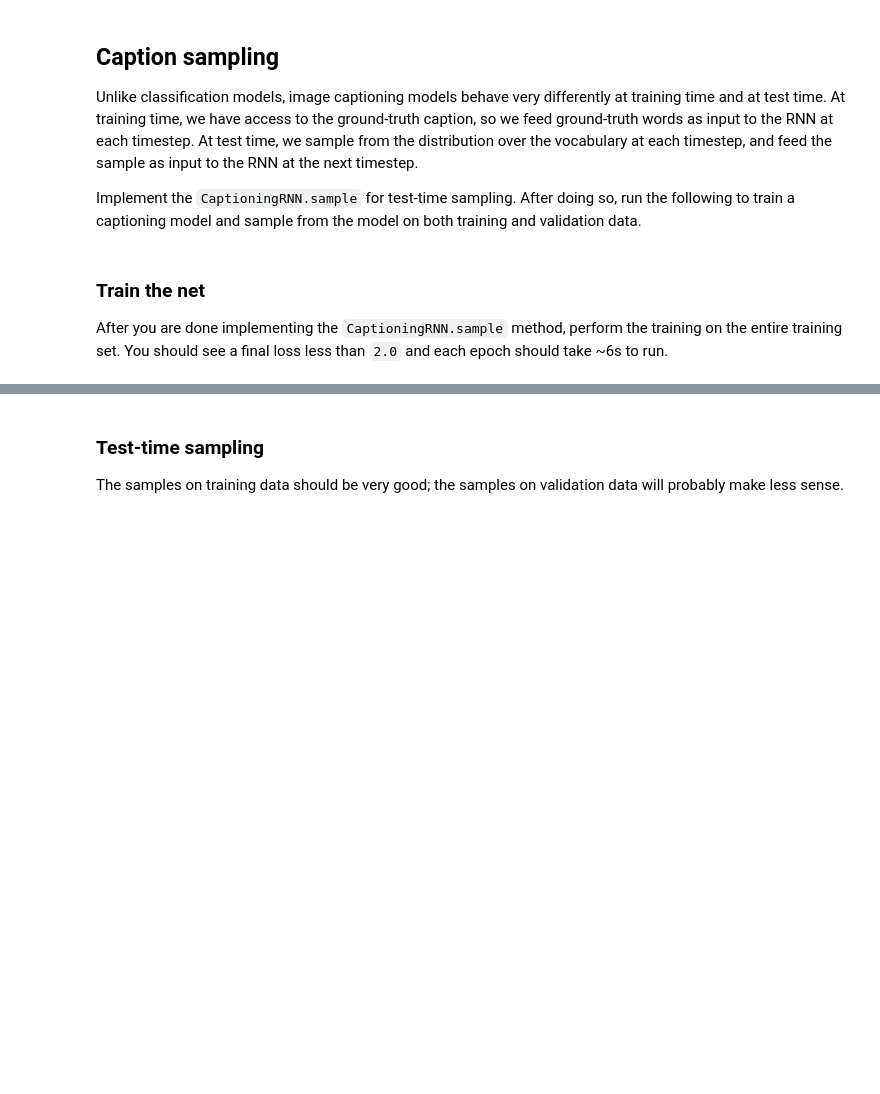
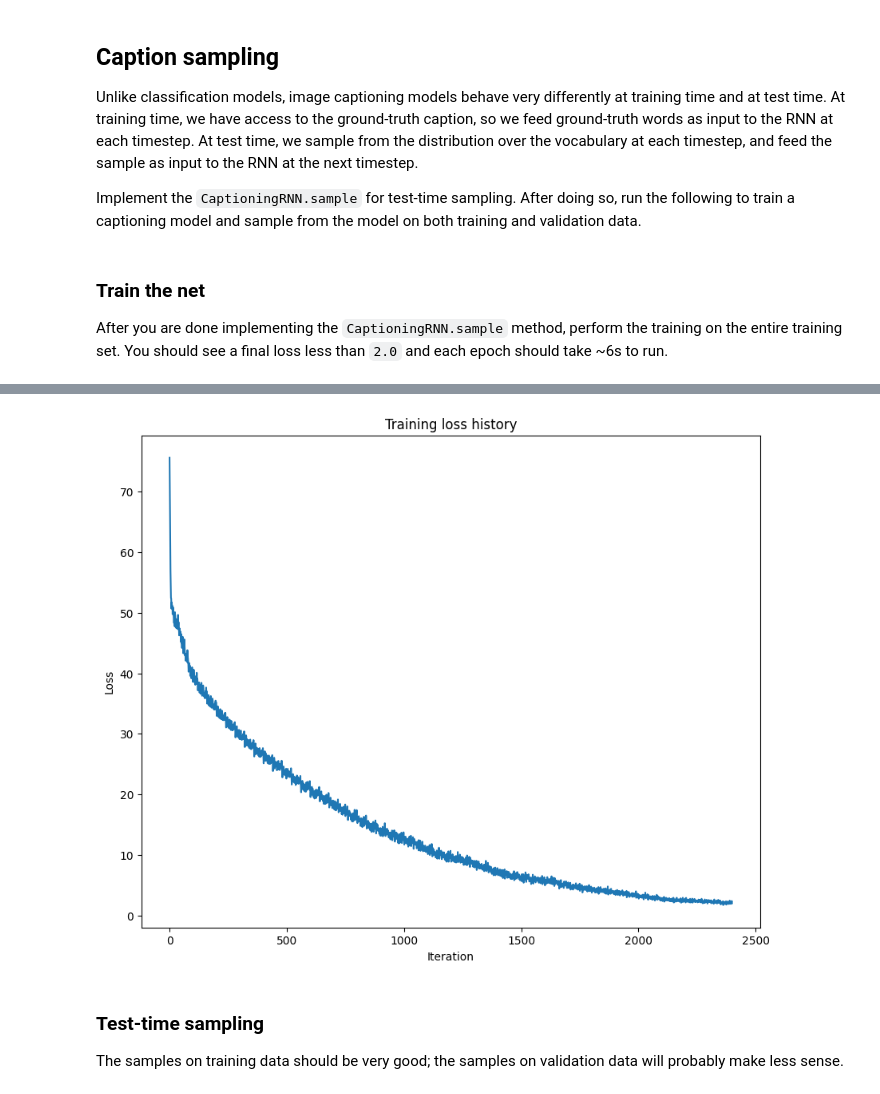
Before and after one commit to kunyiwang/Deep-Learning, a Jupyter notebook: A4/rnn_lstm_attention_captioning.ipynb, the cells around one changed output, grey strips where cells are left out. Cells and saved outputs as stored; diff of their text form; code cells hidden in the pictures; blank space fills up the shorter version.

Commit message:
A4/rnn_lstm_attention_captioning/RNN_tuning

```diff
--- a/A4/rnn_lstm_attention_captioning.ipynb
+++ b/A4/rnn_lstm_attention_captioning.ipynb
@@ -656,8 +656,8 @@ reset_seed(0)
 # data input
 small_num_train = num_train
 sample_idx = torch.randint(num_train, size=(small_num_train,), **to_long_cuda)
-small_image_data = data_dict['train_images'][sample_idx].to('cuda')
-small_caption_data = data_dict['train_captions'][sample_idx].to('cuda')
+small_image_data = data_dict['train_images'].to('cuda')[sample_idx]
+small_caption_data = data_dict['train_captions'].to('cuda')[sample_idx]
 
 # optimization arguments
 num_epochs = 60
@@ -678,3 +678,4 @@ for learning_rate in [1e-3]:
   rnn_model_submit, rnn_loss_submit = captioning_train(rnn_model, small_image_data, small_caption_data,
                 num_epochs=num_epochs, batch_size=batch_size,
                 learning_rate=learning_rate)
+# %% [output]
@@ -681,3 +699,4 @@ for learning_rate in [1e-3]:
+[figure, added]
 # %% [markdown]
 ### Test-time sampling
 The samples on training data should be very good; the samples on validation data will probably make less sense.
```
Also changed, not shown: parts of 6 cells of this notebook, 1 other file.
